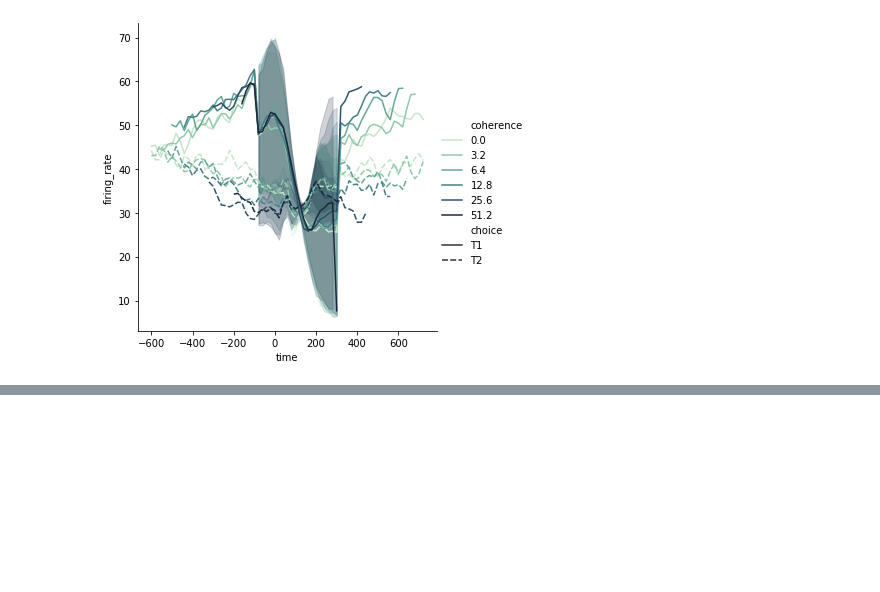
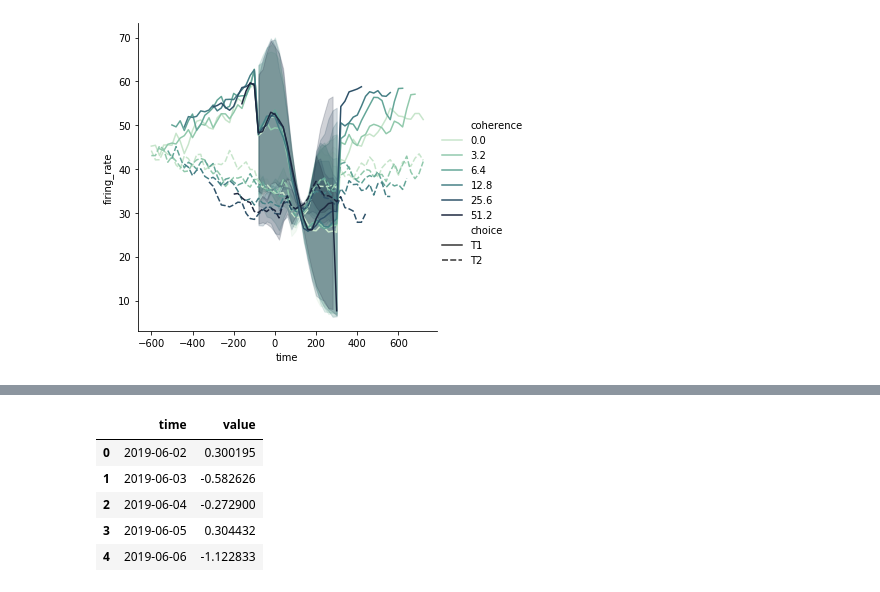
Before and after one commit to Demid-demid/Data-Visualisation, a Jupyter notebook: Line_plots.ipynb, the cells around one changed output, grey strips where cells are left out. Cells and saved outputs as stored; diff of their text form; code cells hidden in the pictures; blank space fills up the shorter version.

```diff
--- a/Line_plots.ipynb
+++ b/Line_plots.ipynb
@@ -103,0 +110,10 @@ sb.relplot(x = "time", y = "firing_rate", data= dots, kind= "line", hue= "cohere
+# %%
+df= pd.DataFrame(dict(time=pd.date_range("2019-06-02", periods =500),value = randn(500).cumsum()))
+df.head()
+# %% [output]
+|  | time | value |
+| 0 | 2019-06-02 | 0.300195 |
+| 1 | 2019-06-03 | -0.582626 |
+| 2 | 2019-06-04 | -0.272900 |
+| 3 | 2019-06-05 | 0.304432 |
+| 4 | 2019-06-06 | -1.122833 |
```
Also changed, not shown: parts of 3 cells of this notebook.
